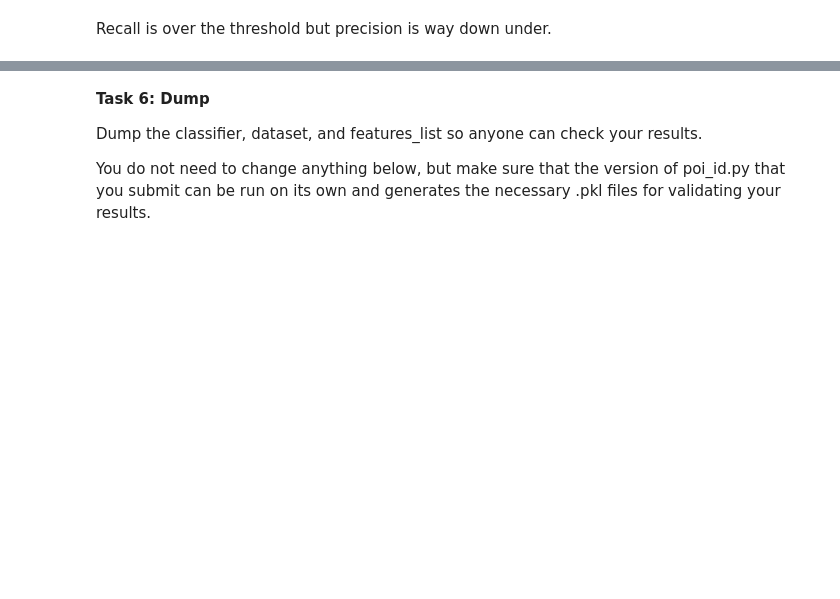
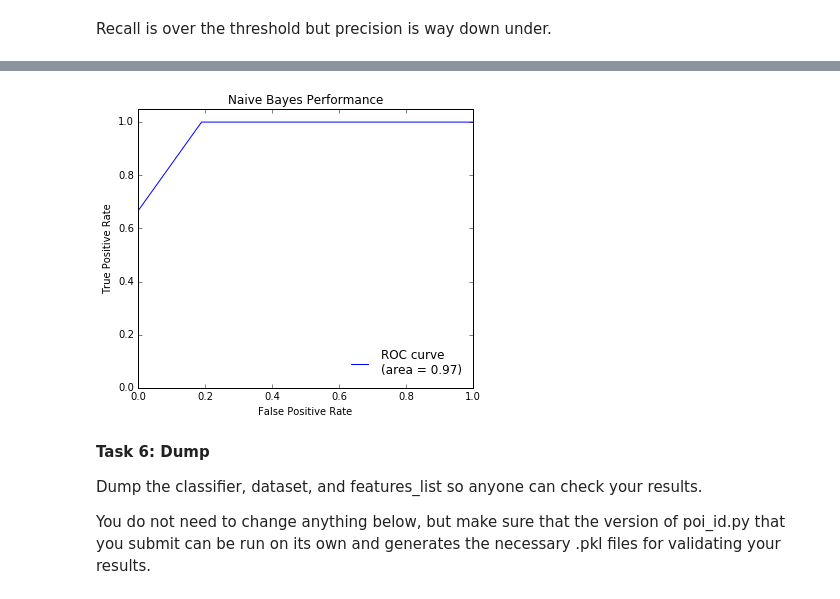
Before and after one commit to michaelreinhard/ud120-projects, a Jupyter notebook: final_project/final_project.ipynb, the cells around one changed output, grey strips where cells are left out. Cells and saved outputs as stored; diff of their text form; code cells hidden in the pictures; blank space fills up the shorter version.

```diff
--- a/final_project/final_project.ipynb
+++ b/final_project/final_project.ipynb
@@ -568,0 +596,9 @@ Recall is over the threshold but precision is way down under.
+# %%
+features_list = ['poi','bonus','from_poi_to_this_person','salary','restricted_stock']
+# %%
+### Store to my_dataset for easy export below.
+my_dataset = data_dict
+
+### Extract features and labels from dataset for local testing
+data = featureFormat(my_dataset, features_list, sort_keys = True)
+labels, features = targetFeatureSplit(data)
@@ -568,0 +627,2 @@ Recall is over the threshold but precision is way down under.
+# %%
+clf = KNeighborsClassifier(n_neighbors=3)
@@ -569,3 +637,27 @@ Recall is over the threshold but precision is way down under.
+# %%
+from sklearn.cross_validation import train_test_split
+from sklearn.metrics import roc_curve, auc
+
+X_train, X_test, y_train, y_test = train_test_split(features, labels, test_size=0.33, random_state=42)
+
+fpr, tpr, _ = roc_curve(y_test, clf.predict_proba(X_test)[:,1])
+fpr, tpr, _ = roc_curve(y_test, clf.predict_proba(X_test)[:,1])
+roc_auc = auc(fpr, tpr)
+
+fig, ax = plt.subplots()
+fig.set_size_inches(6, 5)
+
+ax.plot(fpr, tpr, label='ROC curve\n(area = {:0.2f})'.format(roc_auc))
+ax.plot((0,0), (1,1), ls="--", c=".3", color='red') # Diagonal line 1=1
+ax.set_xlim([0.0, 1.0])
+ax.set_ylim([0.0, 1.05])
+ax.legend(loc='lower right', fontsize=12, frameon=False)
+ax.set_ylabel('True Positive Rate')
+ax.set_xlabel('False Positive Rate')
+ax.set_title("Naive Bayes Performance")
+plt.show()
+# %% [output]
+[figure, added]
 # %% [markdown]
 **Task 6: Dump**
 
```
Also changed, not shown: parts of 21 cells of this notebook.
